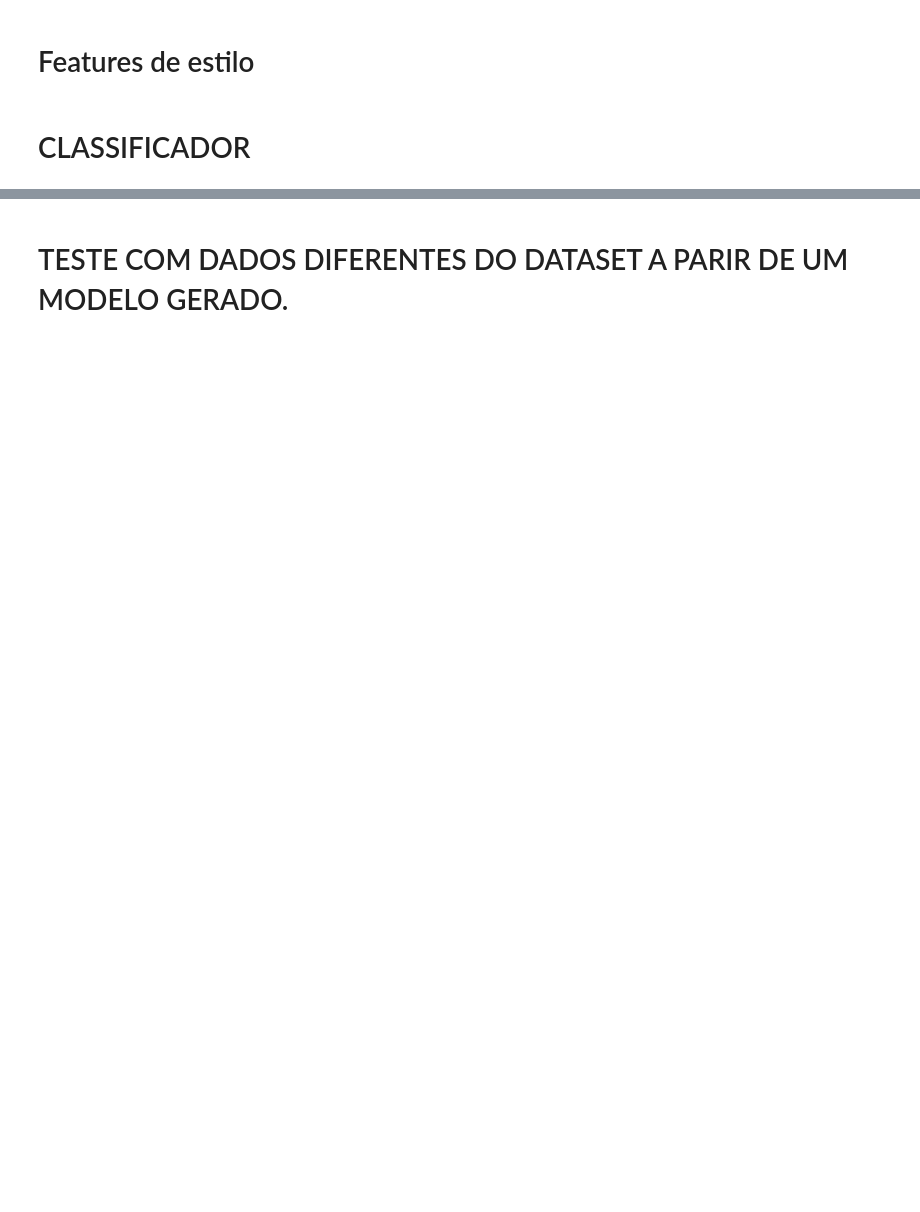
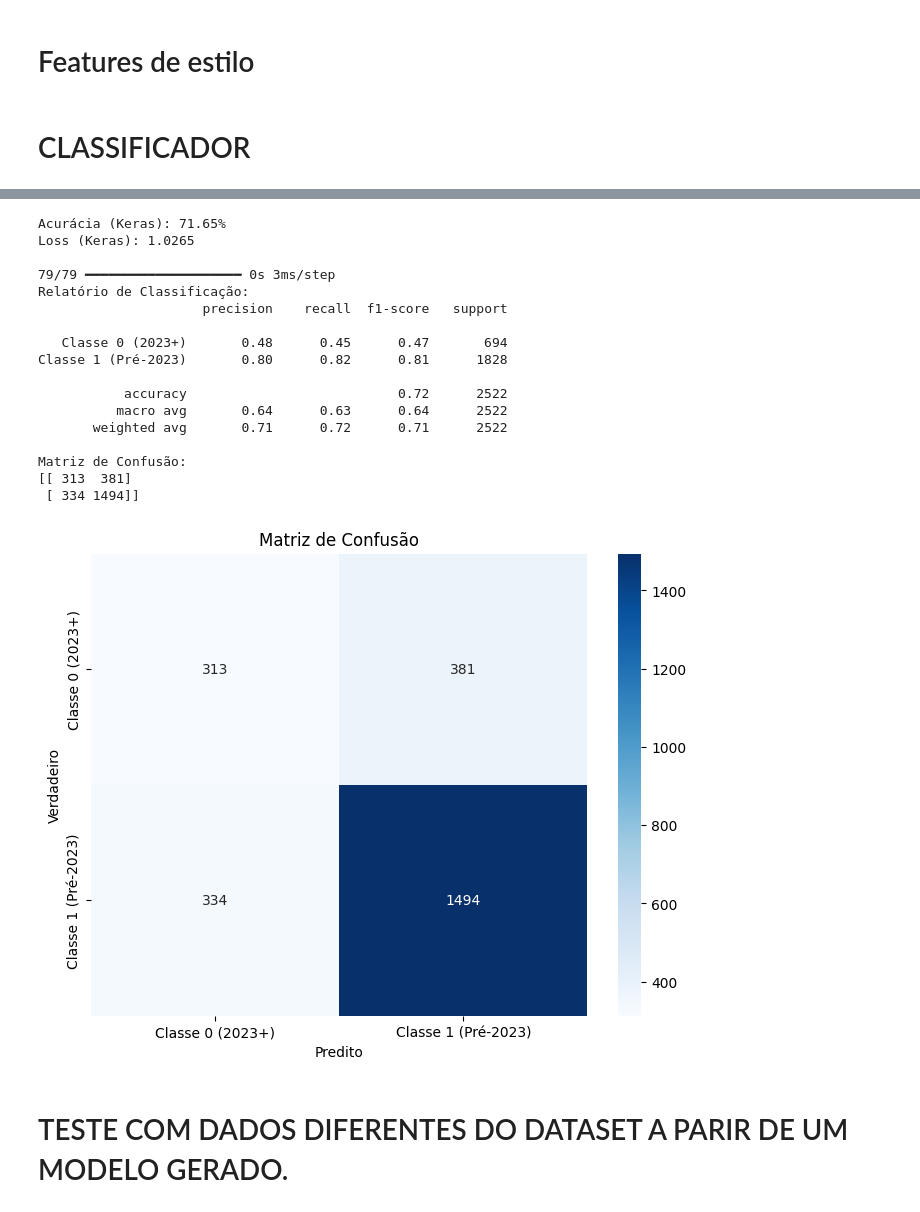
Before and after one commit to Ingrit13/trabalho_PLN_Objetivo_A, a Jupyter notebook: classificar_artigos_BGE-M3+Estilo.ipynb, the cells around one changed output, grey strips where cells are left out. Cells and saved outputs as stored; diff of their text form; code cells hidden in the pictures; blank space fills up the shorter version.

Commit message:
Avaliação do modelo e considerações quanto ao desbalanceamento

```diff
--- a/classificar_artigos_BGE-M3+Estilo.ipynb
+++ b/classificar_artigos_BGE-M3+Estilo.ipynb
@@ -51,14 +74,14 @@ df["antes_2023"] = df["antes_2023"].astype(int).values
 titulos = df['titulo_artigo'].tolist()
 labels = df['antes_2023'].values
 
-# Carregamento do Modelo BGE-M3 ---
+# Carregamento do Modelo BGE-M3
 model = SentenceTransformer("BAAI/bge-m3")
 print("BGE-M3 carregado com sucesso.")
 
-# Execução da Geração de Embeddings ---
+# Execução da Geração de Embeddings
 embeddings_gerados = model.encode(
     titulos,
-    batch_size=32,
+    batch_size=64,
     show_progress_bar=True
 )
 
@@ -115,5 +160,5 @@ input_shape = X_train.shape[1] # Pega o novo número de colunas (1024 + num_feat
 # %%
-# --- Carregamento dos Dados Pré-processados ---
+# Carregamento dos Dados Pré-processados
 
 print(f"Dados divididos: {len(X_train)} para treino, {len(X_test)} para teste.\n")
 
@@ -130,26 +175,22 @@ model = tf.keras.Sequential([
     tf.keras.layers.Dense(1, activation='sigmoid')
 ])
 
-# --- Compilação do Modelo ---
+# Compilação do Modelo
 model.compile(optimizer='adam',
               loss='binary_crossentropy',
               metrics=['accuracy'])
 
 model.summary()
 
-# --- Treinamento do Modelo ---
+# Treinamento do Modelo
 print("\nIniciando o treinamento do classificador...")
 history = model.fit(
     X_train,
     y_train,
-    epochs=45,
+    epochs=60,
     batch_size=4,
     validation_data=(X_test, y_test),
+    class_weight=class_weights, #Atribui os pesos de classe
     verbose=1
 )
-
-# --- Avaliação Final ---
-print("\nAvaliação final no conjunto de teste:")
-loss, accuracy = model.evaluate(X_test, y_test)
-print(f'Acurácia final no teste: {accuracy:.4f}')
 # %% [output]
@@ -195,3 +236,55 @@ Acurácia final no teste: 0.7253
+# %%
+# Avaliação
+
+# Avaliação básica com Keras
+loss, accuracy = model.evaluate(X_test, y_test, verbose=0)
+print(f"Acurácia (Keras): {accuracy * 100:.2f}%")
+print(f"Loss (Keras): {loss:.4f}\n")
+
+# 2. Predições do modelo para o conjunto de teste (Probabilidades)
+y_pred_prob = model.predict(X_test)
+
+# 3. Converção em classes (0 ou 1). Se a prob > 0.5, então 1, senão 0.
+y_pred = (y_pred_prob > 0.5).astype("int32")
+
+# 4. Classificação Detalhada
+print("Relatório de Classificação:")
+# 0: 2023 ou DEPOIS
+# 1: ANTES de 2023
+target_names = ['Classe 0 (2023+)', 'Classe 1 (Pré-2023)']
+print(classification_report(y_test, y_pred, target_names=target_names))
+
+# 5. Matriz de Confusão
+print("Matriz de Confusão:")
+cm = confusion_matrix(y_test, y_pred)
+print(cm)
+
+# Visualização da Matriz de Confusão
+plt.figure(figsize=(8, 6))
+sns.heatmap(cm, annot=True, fmt='d', cmap='Blues', xticklabels=target_names, yticklabels=target_names)
+plt.xlabel('Predito')
+plt.ylabel('Verdadeiro')
+plt.title('Matriz de Confusão')
+plt.show()
+# %% [output]
+Acurácia (Keras): 71.65%
+Loss (Keras): 1.0265
+
+79/79 ━━━━━━━━━━━━━━━━━━━━ 0s 3ms/step
+Relatório de Classificação:
+                     precision    recall  f1-score   support
+
+   Classe 0 (2023+)       0.48      0.45      0.47       694
+Classe 1 (Pré-2023)       0.80      0.82      0.81      1828
+
+           accuracy                           0.72      2522
+          macro avg       0.64      0.63      0.64      2522
+       weighted avg       0.71      0.72      0.71      2522
+
+Matriz de Confusão:
+[[ 313  381]
+ [ 334 1494]]
+[figure, added]
 # %%
 model.save('meu_classificador_com_BGE-M3+Estilo.keras')
 # %% [markdown]
```
Also changed, not shown: parts of 10 cells of this notebook, 2 other files.
